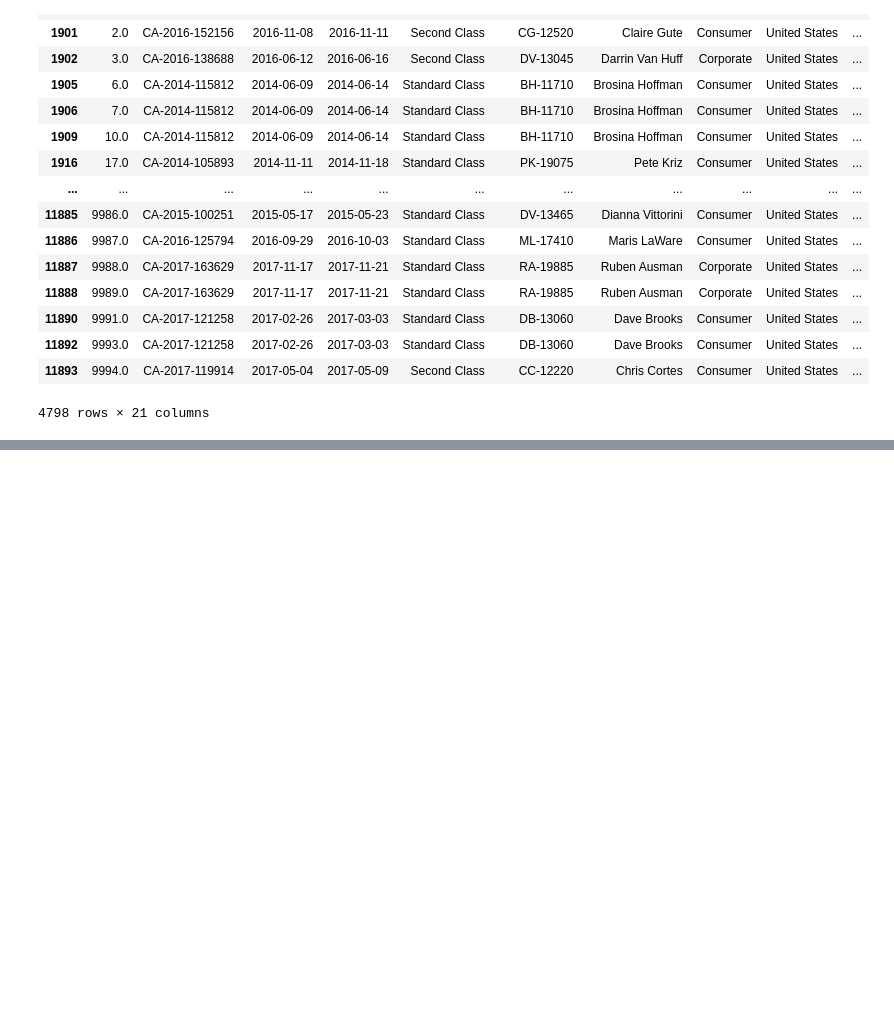
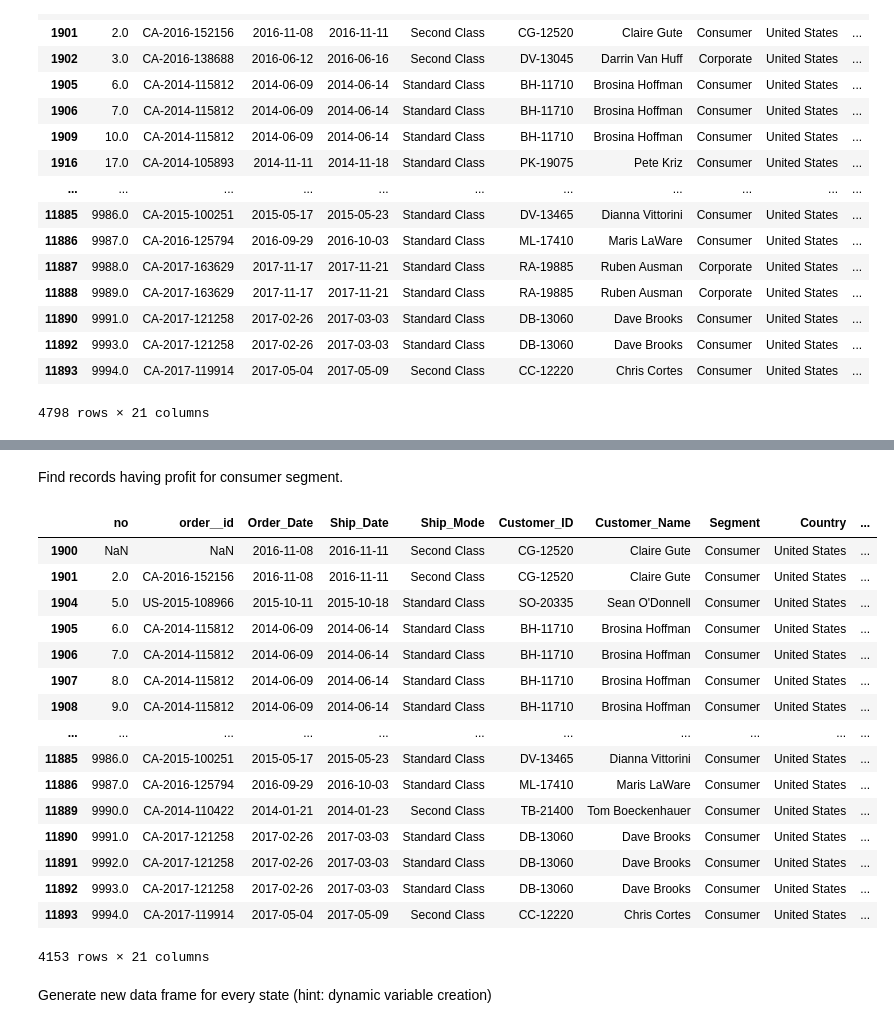
Before and after one commit to satyam06062001/numpy_pandas, a Jupyter notebook: pandas_assignment.ipynb, the cells around one changed output, grey strips where cells are left out. Cells and saved outputs as stored; diff of their text form; code cells hidden in the pictures; blank space fills up the shorter version.

```diff
--- a/pandas_assignment.ipynb
+++ b/pandas_assignment.ipynb
@@ -486,0 +513,24 @@ new_df3
+# %% [markdown]
+Find records having profit for consumer segment.
+# %%
+df[(df['Segment']=='Consumer') & (df['Profit']>0)]
+# %% [output]
+|  | no | order__id | Order_Date | Ship_Date | Ship_Mode | Customer_ID | Customer_Name | Segment | Country | ... |
+| 1900 | NaN | NaN | 2016-11-08 | 2016-11-11 | Second Class | CG-12520 | Claire Gute | Consumer | United States | ... |
+| 1901 | 2.0 | CA-2016-152156 | 2016-11-08 | 2016-11-11 | Second Class | CG-12520 | Claire Gute | Consumer | United States | ... |
+| 1904 | 5.0 | US-2015-108966 | 2015-10-11 | 2015-10-18 | Standard Class | SO-20335 | Sean O'Donnell | Consumer | United States | ... |
+| 1905 | 6.0 | CA-2014-115812 | 2014-06-09 | 2014-06-14 | Standard Class | BH-11710 | Brosina Hoffman | Consumer | United States | ... |
+| 1906 | 7.0 | CA-2014-115812 | 2014-06-09 | 2014-06-14 | Standard Class | BH-11710 | Brosina Hoffman | Consumer | United States | ... |
+| 1907 | 8.0 | CA-2014-115812 | 2014-06-09 | 2014-06-14 | Standard Class | BH-11710 | Brosina Hoffman | Consumer | United States | ... |
+| 1908 | 9.0 | CA-2014-115812 | 2014-06-09 | 2014-06-14 | Standard Class | BH-11710 | Brosina Hoffman | Consumer | United States | ... |
+| ... | ... | ... | ... | ... | ... | ... | ... | ... | ... | ... |
+| 11885 | 9986.0 | CA-2015-100251 | 2015-05-17 | 2015-05-23 | Standard Class | DV-13465 | Dianna Vittorini | Consumer | United States | ... |
+| 11886 | 9987.0 | CA-2016-125794 | 2016-09-29 | 2016-10-03 | Standard Class | ML-17410 | Maris LaWare | Consumer | United States | ... |
+| 11889 | 9990.0 | CA-2014-110422 | 2014-01-21 | 2014-01-23 | Second Class | TB-21400 | Tom Boeckenhauer | Consumer | United States | ... |
+| 11890 | 9991.0 | CA-2017-121258 | 2017-02-26 | 2017-03-03 | Standard Class | DB-13060 | Dave Brooks | Consumer | United States | ... |
+| 11891 | 9992.0 | CA-2017-121258 | 2017-02-26 | 2017-03-03 | Standard Class | DB-13060 | Dave Brooks | Consumer | United States | ... |
+| 11892 | 9993.0 | CA-2017-121258 | 2017-02-26 | 2017-03-03 | Standard Class | DB-13060 | Dave Brooks | Consumer | United States | ... |
+| 11893 | 9994.0 | CA-2017-119914 | 2017-05-04 | 2017-05-09 | Second Class | CC-12220 | Chris Cortes | Consumer | United States | ... |
+4153 rows × 21 columns
+# %% [markdown]
+Generate new data frame for every state (hint: dynamic variable creation)
```
Also changed, not shown: parts of 8 cells of this notebook.
